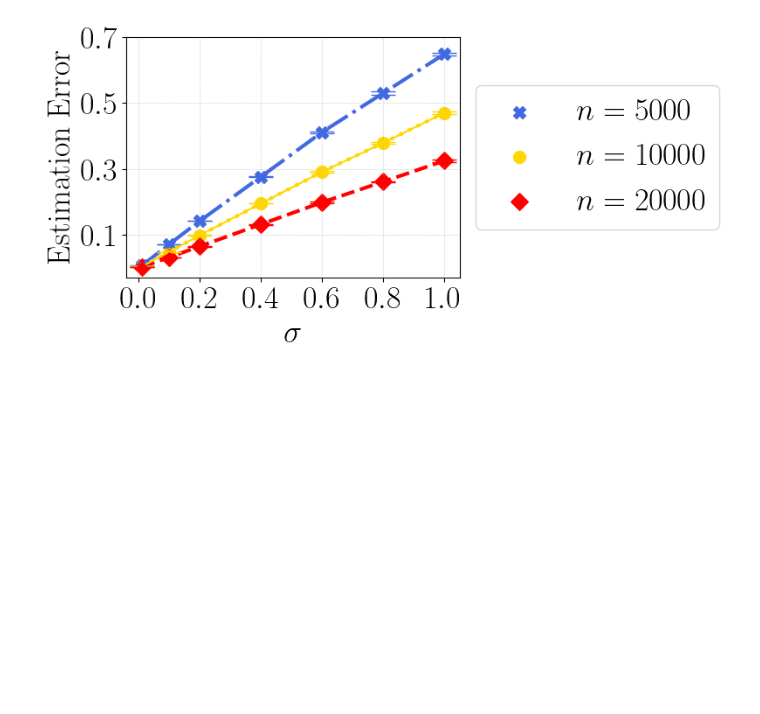
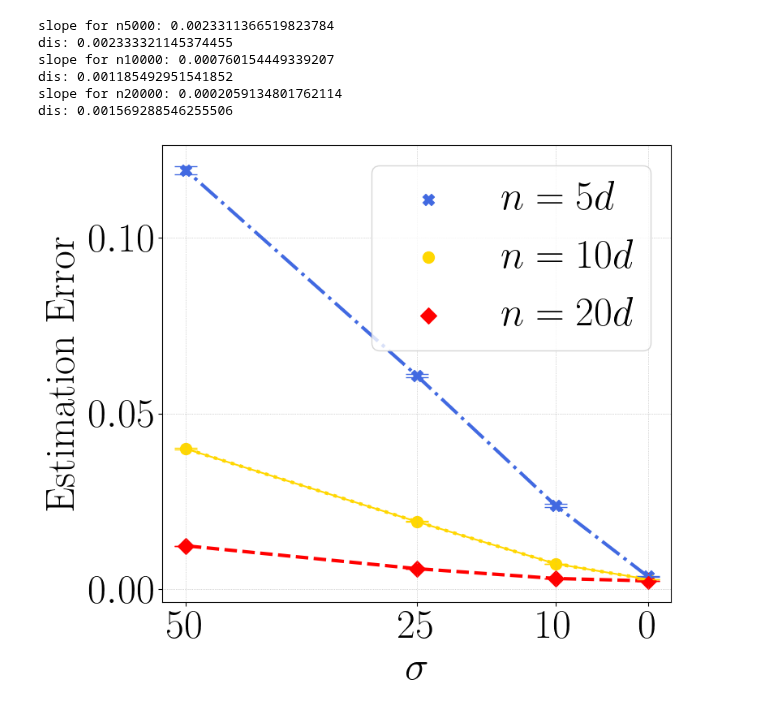
Before and after one commit to VirtuosoResearch/Matrix-completion-from-ultrasparse-samples, a Jupyter notebook: revised_figures/privacy.ipynb, the cells around one changed output. Drawn from its saved outputs; the diff is of its cells as text; code cells hidden in the pictures; blank space fills up the shorter version.

Commit message:
noise figure

```diff
--- a/revised_figures/privacy.ipynb
+++ b/revised_figures/privacy.ipynb
@@ -15,56 +15,78 @@ mpl.rcParams['savefig.dpi'] = 1200
 mpl.rcParams['text.usetex'] = True  # not really needed
 # %%
 # title = r'$\mathrm{Synthetic~(2~obervations)}$'
-noise_ratio = [0.01, 0.1, 0.2, 0.4, 0.6, 0.8, 1]
+noise_ratio = [0, 10, 25, 50]
 
-n5000 = [0.0070049, 0.0722105, 0.1427792, 0.2767241, 0.4116955, 0.5301328, 0.6483357]
-n5000_std = [0.0000746, 0.0002172, 0.0002942, 0.0019634, 0.0025822, 0.0041475, 0.0035879]
+n5000 = [0.0036787, 0.0238743, 0.0607536, 0.1191733]
+n5000_std = [0.0000522, 0.0004836, 0.0003901, 0.0011649]
 
-n10000 = [0.0046358, 0.0488830, 0.0994144, 0.1956577, 0.2914413, 0.3791932, 0.4704019]
-n10000_std = [0.0000592, 0.0003127, 0.0007505, 0.0005185, 0.0031290, 0.0029973, 0.0028909]
+n10000 = [0.0028513, 0.0072910, 0.0192514, 0.0399614,]
+n10000_std = [0.0000317, 0.0000501, 0.0001279, 0.0002577]
 
-n20000 = [0.0033604, 0.0324980, 0.0659016, 0.1325967, 0.1990896, 0.2616272, 0.3249923]
-n20000_std = [0.0000283, 0.0001585, 0.0009766, 0.0013878, 0.0023296, 0.0016603, 0.0036520]
+n20000 = [0.0024157, 0.0030933, 0.0058805, 0.0123903]
+n20000_std = [0.0000165, 0.0000291, 0.0000370, 0.0000245]
 
-f, ax = plt.subplots(figsize=(8,4))
+coeffs = np.polyfit(noise_ratio, n5000, 1)
+slope, intercept = coeffs
+print(f"slope for n5000: {slope}")
+print(f"dis: {intercept}")
+
+coeffs = np.polyfit(noise_ratio, n10000, 1)
+slope, intercept = coeffs
+print(f"slope for n10000: {slope}")
+print(f"dis: {intercept}")
+coeffs = np.polyfit(noise_ratio, n20000, 1)
+slope, intercept = coeffs
+print(f"slope for n20000: {slope}")
+print(f"dis: {intercept}")
+
+f, ax = plt.subplots(figsize=(8,7))
 
 #enhance = ob2_rmse_mean / rmse_mean
 #enhance = rmse_mean / ob2_rmse_mean
 #print(enhance.mean())
 #print(ob2_err_mean)
 #print(err_mean)
 
 plt.plot(noise_ratio, n5000, lw=3, color='royalblue',ls="dashdot" )
 plt.plot(noise_ratio, n10000, lw=3, color='gold', ls="dotted")
 plt.plot(noise_ratio, n20000, lw=3, color='red', ls="dashed")
 
-plt.scatter(noise_ratio, n5000, s=100, color='royalblue', label=r"$n=5000$", marker="X")
-plt.scatter(noise_ratio, n10000, s=100, color='gold', label=r"$n=10000$")
-plt.scatter(noise_ratio, n20000, s=100, color='red', label=r"$n=20000$", marker="D")
+plt.scatter(noise_ratio, n5000, s=100, color='royalblue', label=r"$n=5d$", marker="X")
+plt.scatter(noise_ratio, n10000, s=100, color='gold', label=r"$n=10d$")
+plt.scatter(noise_ratio, n20000, s=100, color='red', label=r"$n=20d$", marker="D")
 
 plt.errorbar(noise_ratio, n5000, yerr=n5000_std,color='royalblue', fmt='X', capsize=10)
 plt.errorbar(noise_ratio, n10000, yerr=n10000_std,color='gold', capsize=10)
 plt.errorbar(noise_ratio, n20000, yerr=n20000_std,color='red', fmt='D', capsize=10)
 
-plt.legend(fontsize=26, loc='center left',bbox_to_anchor=(1, 0.5), ncol=1)
+#plt.legend(fontsize=26, loc='center left',bbox_to_anchor=(1, 0.5), ncol=1)
+plt.legend(fontsize=36, loc='upper right')
 
-plt.xlabel(r"$\sigma$", fontsize=26)
-plt.ylabel(r"$\mathrm{Estimation~Error}$", fontsize=26)
+plt.xlabel(r"$\sigma$", fontsize=36)
+plt.ylabel(r"$\mathrm{Estimation~Error}$", fontsize=36)
 
 
-xticks = [0, 0.2, 0.4, 0.6, 0.8, 1]
-plt.xticks(xticks, fontsize=26)
-plt.ticklabel_format(style='sci', scilimits=(0,0), axis='x')
-plt.yticks([0.1, 0.3, 0.5, 0.7], fontsize=26)
-ax.xaxis.get_offset_text().set_fontsize(26)
+xticks = [0, 10, 25, 50]
+plt.xticks(xticks, fontsize=36)
+#plt.ticklabel_format(style='sci', scilimits=(0,0), axis='x')
+plt.yticks([0, 0.05, 0.1], fontsize=36)
+#ax.xaxis.get_offset_text().set_fontsize(26)
+plt.gca().invert_xaxis()
 
 plt.grid(lw=0.5, ls=":")
 plt.tight_layout()
-plot_name = f"privacy_iid.pdf"
+plot_name = f"privacy_n.pdf"
 plt.savefig(plot_name, bbox_inches='tight', format="pdf", dpi=1200)
 
 plt.show()
 plt.close()
 # %% [output]
+slope for n5000: 0.0023311366519823784
+dis: 0.002333321145374455
+slope for n10000: 0.000760154449339207
+dis: 0.001185492951541852
+slope for n20000: 0.0002059134801762114
+dis: 0.001569288546255506
-[figure, old version]
+[figure, new version]
 # %%
```
Also changed, not shown: parts of 1 cell of this notebook.
